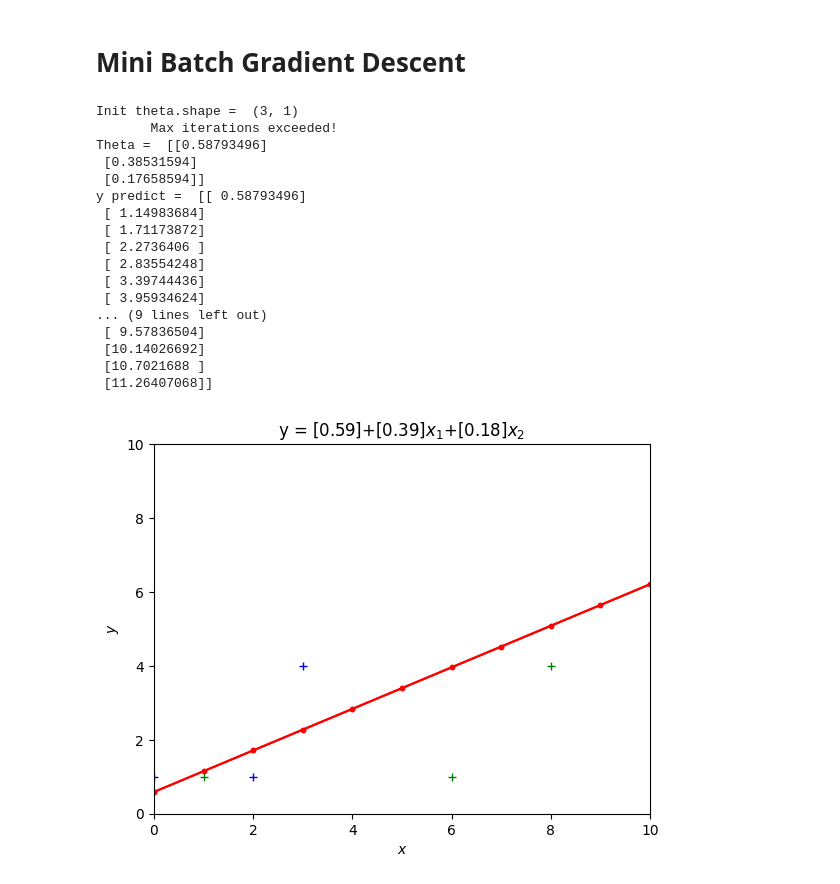
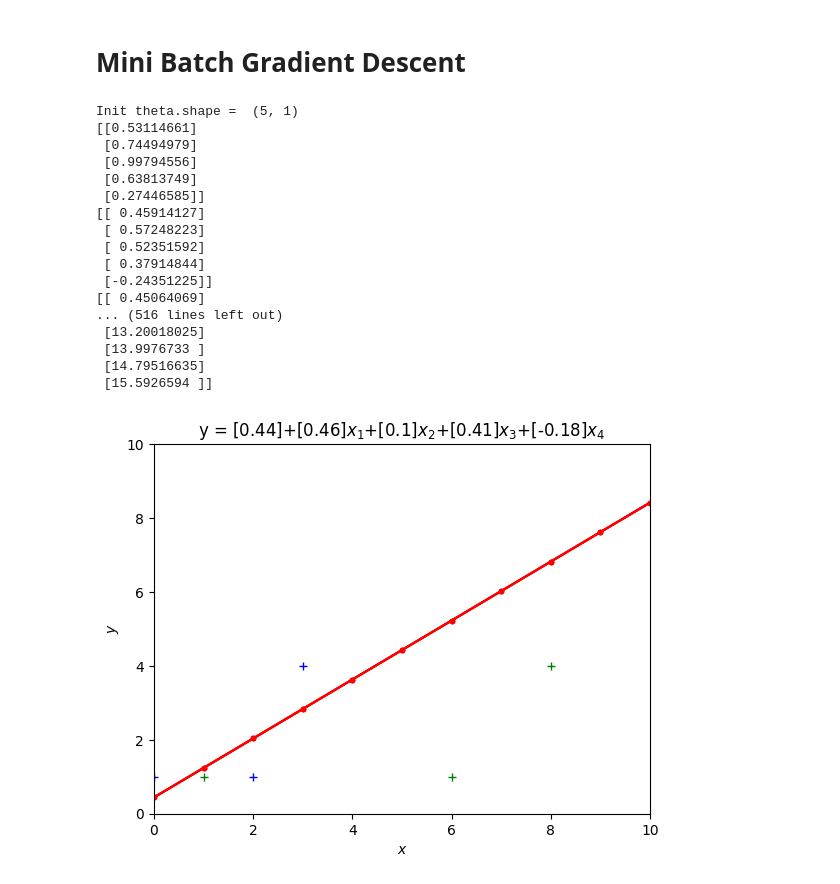
Before and after one commit to KanoonGammy/Applied_ML_HW, a Jupyter notebook: Homework2_SGD_MiniBGD.ipynb, the cells around one changed output. Cells and saved outputs as stored; diff of their text form; code cells hidden in the pictures.

```diff
--- a/Homework2_SGD_MiniBGD.ipynb
+++ b/Homework2_SGD_MiniBGD.ipynb
@@ -13,9 +13,9 @@ x_b = np.c_[np.ones((len(x),1)),x]
 # Cost funtion of Stochastic Gradient Descent
 def cost_function_SGD(theta, x, y, N):
     mrg_xy = np.c_[x, y] # merge x(with bias) and y
-    RanN = np.random.randint(0, mrg_xy.shape[1]-1) # random integer
-    y_hat = theta[0] * mrg_xy[RanN][0] + theta[1] * mrg_xy[RanN][1] + theta[2] * mrg_xy[RanN][2]
-    diff = y_hat - mrg_xy[RanN][3]
+    RanN = np.random.randint(0, mrg_xy.shape[0]-1) # random integer
+    y_hat = theta.T.dot(mrg_xy[RanN][:-1].reshape(-1,1))
+    diff = y_hat - mrg_xy[RanN][-1]
     c = (diff)**2
 
     return c
@@ -37,9 +37,10 @@ def stochastic_gradient_descent(alpha, lamda_ , x, y, ep=0.000000000001, max_ite
     # Iterate Loop
     while not converged:
         mrg_xy = np.c_[x, y] # rebuild
-        RanN = np.random.randint(0, mrg_xy.shape[1]-1) # random integer
-        y_hat = theta[0] * mrg_xy[RanN][0] + theta[1] * mrg_xy[RanN][1] + theta[2] * mrg_xy[RanN][2]
-        diff = y_hat - mrg_xy[RanN][3]
+        RanN = np.random.randint(0, mrg_xy.shape[0]-1) # random integer
+        y_hat = theta.T.dot(mrg_xy[RanN][:-1].reshape(-1,1))
+
+        diff = y_hat - mrg_xy[RanN][-1]
         stoch = (x[RanN] * diff).reshape(-1,1) # x_ij * diff
 
         alpha_t = alpha / (1+(alpha*lamda_*t)) #alpha t +1
@@ -76,13 +77,13 @@ if __name__ == '__main__':
     print ("Theta = ", theta)
 
     #predict trainned x
-    xtest = np.array([[i,j] for i,j in zip(range(20), range(20))])
+    xtest = np.array([[i,j,k,l] for i,j,k,l in zip(range(20), range(20),range(20),range(20))])
     xtest_b = np.c_[np.ones((xtest.shape[0],1)),xtest]
     y_p = xtest_b.dot(theta)
     print("y predict = ",y_p)
 
     import matplotlib.pyplot as plt
-    plt.title("y = "+str(np.round(theta[0],2))+"+"+str(np.round(theta[1],2))+r"$x_1$"+"+"+str(np.round(theta[2],2))+r"$x_2$")
+    plt.title("y = "+str(np.round(theta[0],2))+"+"+str(np.round(theta[1],2))+r"$x_1$"+"+"+str(np.round(theta[2],2))+r"$x_2$"+"+"+str(np.round(theta[3],2))+r"$x_3$"+"+"+str(np.round(theta[4],2))+r"$x_4$")
     plt.plot(xtest, y_p,"r.-")
     plt.plot(x[:,0], y, "b+")
     plt.plot(x[:,1], y, "g+")
@@ -120,8 +121,8 @@ def cost_function_miniBGD(theta, x, y, N):
     np.random.shuffle(mrg_xy)
     mrg_xy = mrg_xy[:N]
 
-    c = 1/(2*N) * sum([(theta[0] + theta[1]*mrg_xy[i][1]+ theta[2]*mrg_xy[i][2] - mrg_xy[i][3])**2 for i in range(N)])
-
+    c = 1/(2*N) * sum([(theta.T.dot(mrg_xy[i,:-1]) - mrg_xy[i][-1])**2 for i in range(N)])
+    print(theta)
     x = mrg_xy[:,:-1].reshape(-1, x.shape[1])
     y = mrg_xy[:,-1].reshape(-1,1)
     y_hat = x.dot(theta)
@@ -167,46 +168,46 @@ def mini_batch_gradient_descent(alpha, x, y, N,ep=0.001, max_iter=10000):
 # %%
 if __name__ == '__main__':
     alpha = 0.01 # learning rate
     N = 2
     theta = np.random.random((x.shape[1], 1))
 
     #Training process
     theta = mini_batch_gradient_descent(alpha, x_b, y, N, ep=0.00000000000001, max_iter=100)
     print ("Theta = ", theta)
 
     #predict trainned x
-    xtest = np.array([[i,j] for i,j in zip(range(20), range(20))])
+    xtest = np.array([[i,j,k,l] for i,j,k,l in zip(range(20), range(20), range(20), range(20))])
     xtest_b = np.c_[np.ones((xtest.shape[0],1)),xtest]
     y_p = xtest_b.dot(theta)
     print("y predict = ",y_p)
 
     import matplotlib.pyplot as plt
-    plt.title("y = "+str(np.round(theta[0],2))+"+"+str(np.round(theta[1],2))+r"$x_1$"+"+"+str(np.round(theta[2],2))+r"$x_2$")
+    plt.title("y = "+str(np.round(theta[0],2))+"+"+str(np.round(theta[1],2))+r"$x_1$"+"+"+str(np.round(theta[2],2))+r"$x_2$"+"+"+str(np.round(theta[3],2))+r"$x_3$"+"+"+str(np.round(theta[4],2))+r"$x_4$")
     plt.plot(xtest, y_p,"r.-")
     plt.plot(x[:,0], y, "b+")
     plt.plot(x[:,1], y, "g+")
 
     plt.axis([0,10,0,10])
     plt.xlabel(r'$x$')
 
     plt.ylabel(r'$y$')
     plt.show()
 # %% [output]
-Init theta.shape =  (3, 1)
-       Max iterations exceeded!
-Theta =  [[0.58793496]
- [0.38531594]
- [0.17658594]]
-y predict =  [[ 0.58793496]
- [ 1.14983684]
- [ 1.71173872]
- [ 2.2736406 ]
- [ 2.83554248]
- [ 3.39744436]
- [ 3.95934624]
-... (9 lines left out)
- [ 9.57836504]
- [10.14026692]
- [10.7021688 ]
- [11.26407068]]
+Init theta.shape =  (5, 1)
+[[0.53114661]
+ [0.74494979]
+ [0.99794556]
+ [0.63813749]
+ [0.27446585]]
+[[ 0.45914127]
+ [ 0.57248223]
+ [ 0.52351592]
+ [ 0.37914844]
+ [-0.24351225]]
+[[ 0.45064069]
+... (516 lines left out)
+ [13.20018025]
+ [13.9976733 ]
+ [14.79516635]
+ [15.5926594 ]]
-[figure, old version]
+[figure, new version]
```
Also changed, not shown: parts of 2 cells of this notebook.
